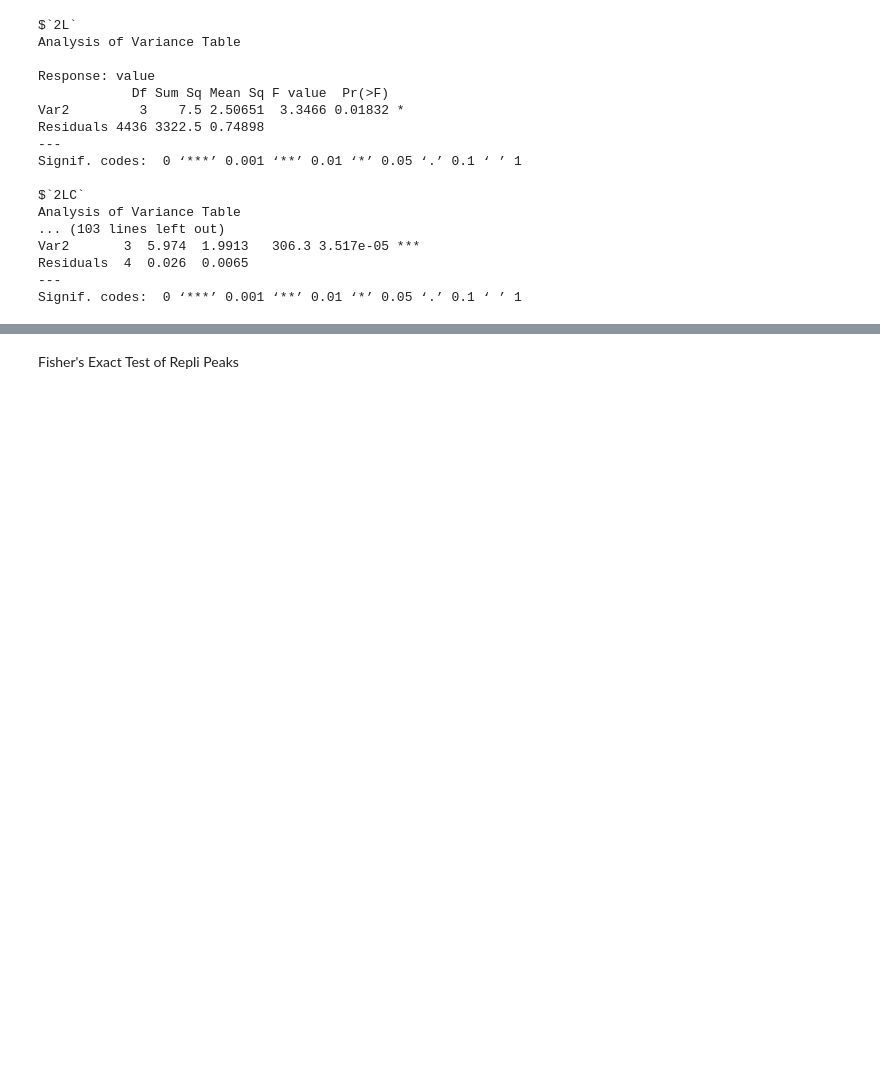
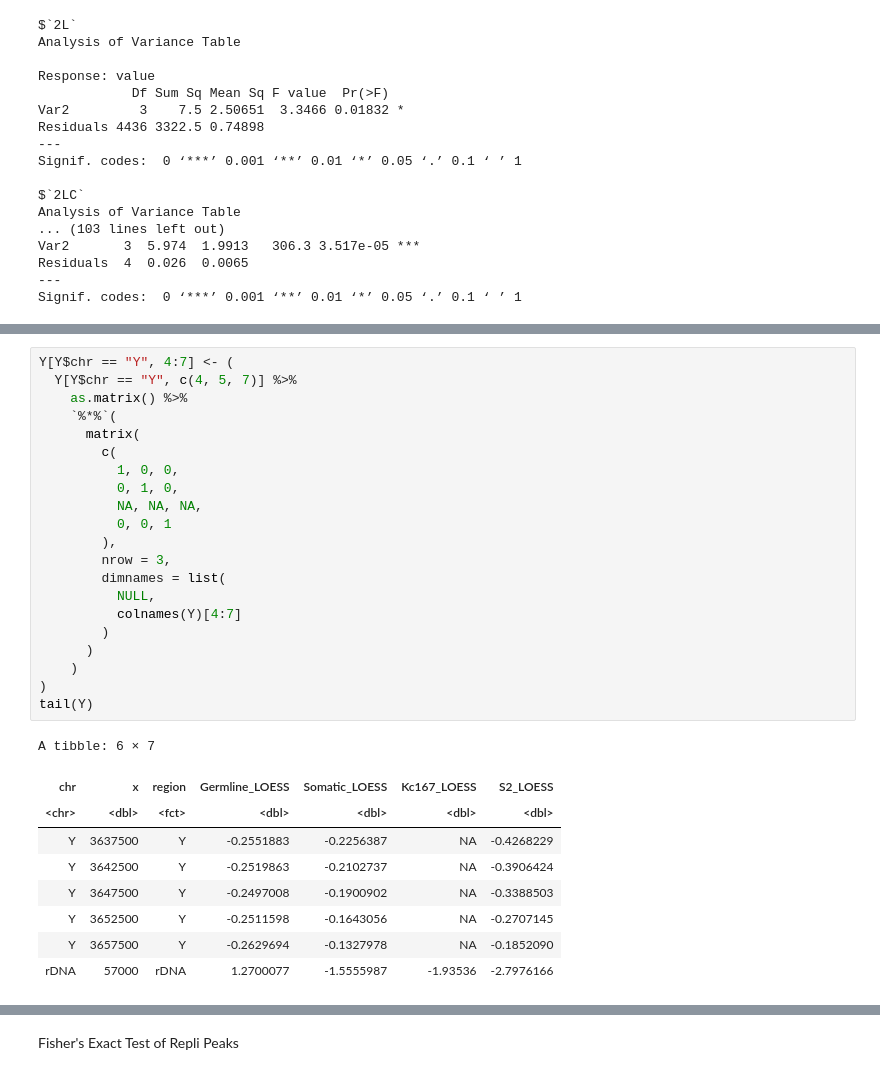
Before and after one commit to ringw/Upd-Germline-Genomics, a Jupyter notebook: reports/Repli-Significance-Report.ipynb, the cells around one changed output, grey strips where cells are left out. Saved outputs shown, nothing was run; the diff lists cells and outputs as text; blank space fills up the shorter version.

```diff
--- a/reports/Repli-Significance-Report.ipynb
+++ b/reports/Repli-Significance-Report.ipynb
@@ -205,0 +399,31 @@ Signif. codes:  0 ‘***’ 0.001 ‘**’ 0.01 ‘*’ 0.05 ‘.’ 0.1 ‘ ’
+# %%
+Y[Y$chr == "Y", 4:7] <- (
+  Y[Y$chr == "Y", c(4, 5, 7)] %>%
+    as.matrix() %>%
+    `%*%`(
+      matrix(
+        c(
+          1, 0, 0,
+          0, 1, 0,
+          NA, NA, NA,
+          0, 0, 1
+        ),
+        nrow = 3,
+        dimnames = list(
+          NULL,
+          colnames(Y)[4:7]
+        )
+      )
+    )
+)
+tail(Y)
+# %% [output]
+A tibble: 6 × 7
+| chr | x | region | Germline_LOESS | Somatic_LOESS | Kc167_LOESS | S2_LOESS |
+| <chr> | <dbl> | <fct> | <dbl> | <dbl> | <dbl> | <dbl> |
+| Y | 3637500 | Y | -0.2551883 | -0.2256387 | NA | -0.4268229 |
+| Y | 3642500 | Y | -0.2519863 | -0.2102737 | NA | -0.3906424 |
+| Y | 3647500 | Y | -0.2497008 | -0.1900902 | NA | -0.3388503 |
+| Y | 3652500 | Y | -0.2511598 | -0.1643056 | NA | -0.2707145 |
+| Y | 3657500 | Y | -0.2629694 | -0.1327978 | NA | -0.1852090 |
+| rDNA | 57000 | rDNA | 1.2700077 | -1.5555987 | -1.93536 | -2.7976166 |
```
Also changed, not shown: parts of 22 cells of this notebook.
